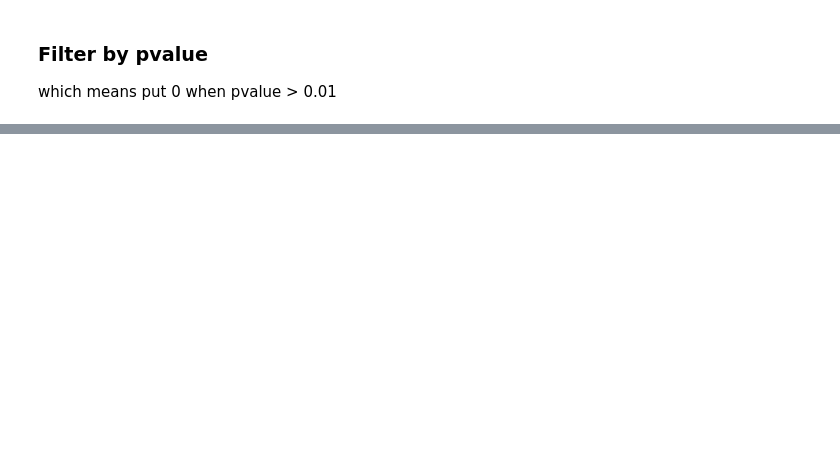
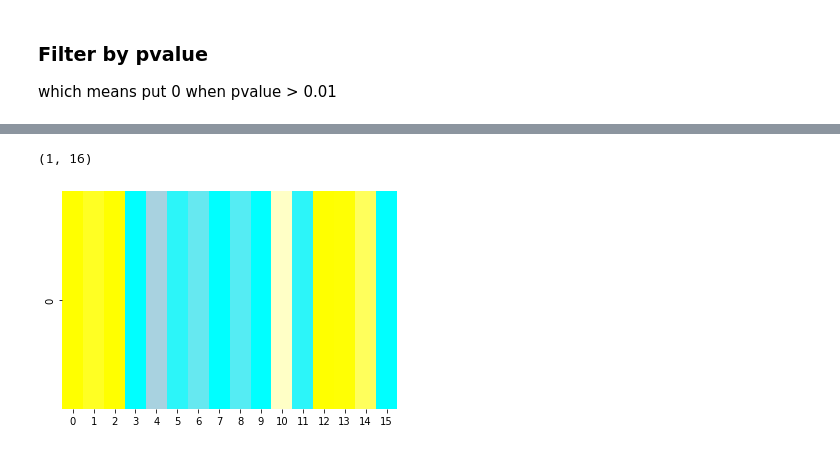
Before and after one commit to MHaurel/nn-concept-interpreter, a Jupyter notebook: visualizer/src/backend/Test.ipynb, the cells around one changed output, grey strips where cells are left out. Drawn from its saved outputs; the diff is of its cells as text; code cells hidden in the pictures; blank space fills up the shorter version.

```diff
--- a/visualizer/src/backend/Test.ipynb
+++ b/visualizer/src/backend/Test.ipynb
@@ -221,0 +218,4 @@ sns.heatmap(
+# %%
+sample = pd.read_csv("./sample.csv") # A random sample belonging to the category we're taking the example of
+sample = sample.drop(columns='Unnamed: 0')
+sample
@@ -221,0 +225,4 @@ sns.heatmap(
+# %%
+data_1 = pd.read_csv('data_1.csv') # The activation for not a category
+data_1 = data_1.drop(columns='Unnamed: 0')
+data_1
@@ -221,0 +250,5 @@ sns.heatmap(
+# %%
+# Taking only the activation columns for our sample
+activations_cols = [col for col in sample.columns if "neuron" in col]
+sample = sample.loc[:, sample.columns.isin(activations_cols)]
+sample
@@ -221,0 +258,16 @@ sns.heatmap(
+# %%
+# Computing the difference between the sample and out of the category our sample belongs of
+diff_sample = np.array(sample) - np.array(data_1.T[0])
+diff_sample.shape
+# %% [output]
+(1, 16)
+# %%
+ax = sns.heatmap(
+    data=diff_sample,
+    vmin=-1.0,
+    vmax=1.0,
+    cbar=False,
+    cmap=custom_color_map
+) # The heatmap of the difference of the sample
+# %% [output]
+[figure, added]
```
Also changed, not shown: parts of 20 cells of this notebook, 13 other files.
